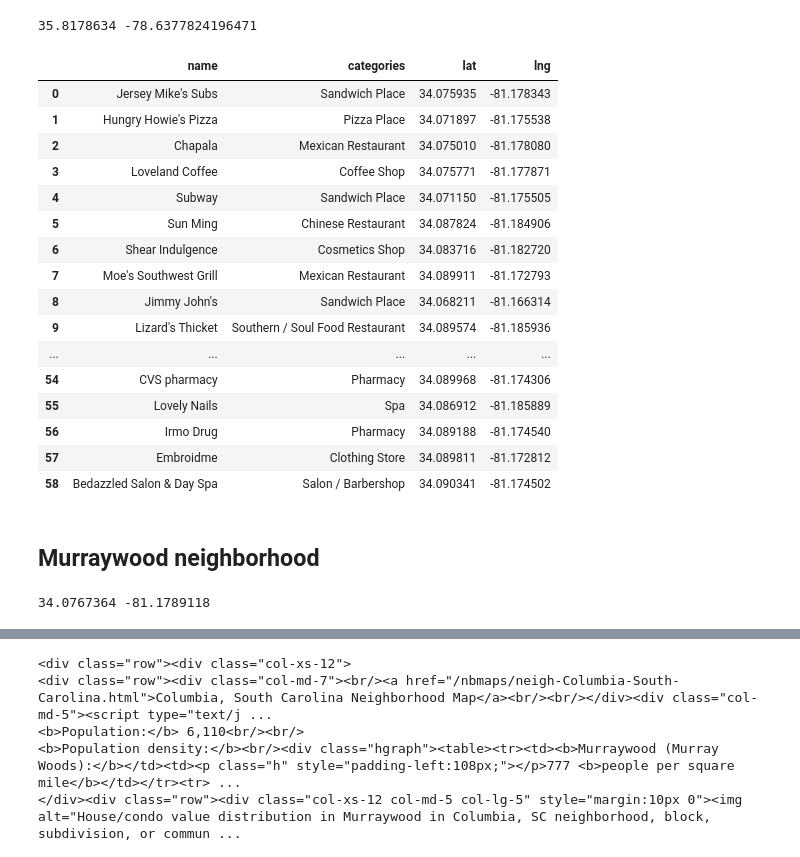
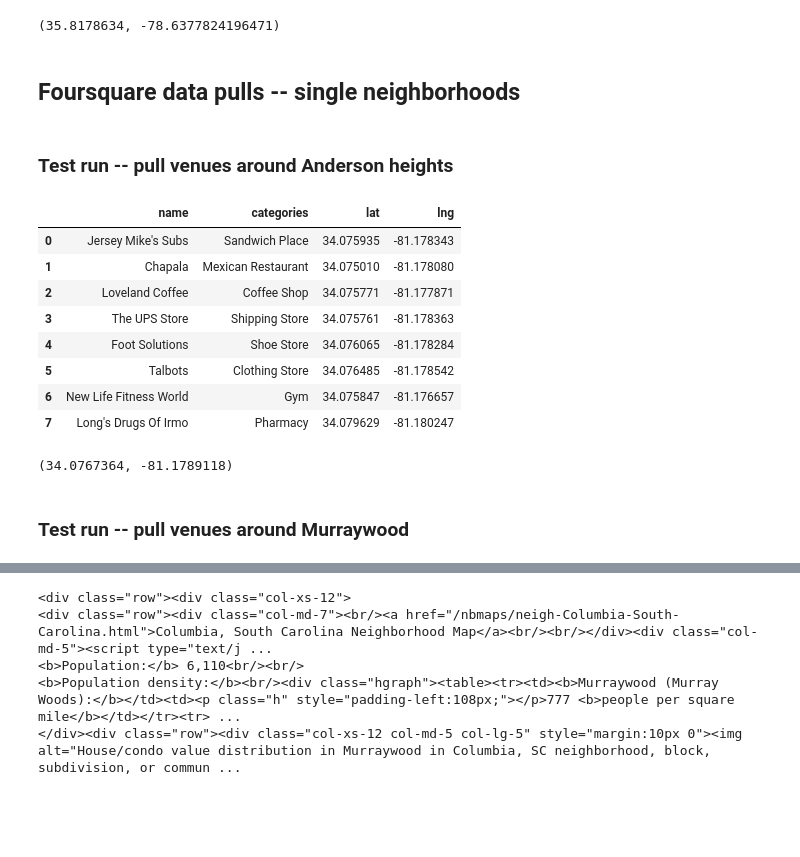
Before and after one commit to abezuglov/neighborhood_analysis, a Jupyter notebook: capstone_project_ideas.ipynb, the cells around one changed output, grey strips where cells are left out. Cells and saved outputs as stored; diff of their text form; code cells hidden in the pictures; blank space fills up the shorter version.

Commit message:
Add data scraping and start with clustering

```diff
--- a/capstone_project_ideas.ipynb
+++ b/capstone_project_ideas.ipynb
@@ -18,15 +90,19 @@ from geopy.geocoders import Nominatim
 import requests # library to handle requests
 from pandas.io.json import json_normalize # tranform JSON file into a pandas dataframe
 # %%
+# Check to see how well Nominatim can convert Neighborhood name to coordinates
 inputAddress = 'Anderson Heights, Raleigh, NC'
 
-geolocator = Nominatim()
-location = geolocator.geocode(inputAddress)
-latitude = location.latitude
-longitude = location.longitude
-print(latitude, longitude)
+def get_neigh_coords(inputAddress):
+    geolocator = Nominatim(user_agent = 'my-application')
+    location = geolocator.geocode(inputAddress)
+    return location.latitude,location.longitude
+
+get_neigh_coords(inputAddress)
 # %% [output]
-35.8178634 -78.6377824196471
+(35.8178634, -78.6377824196471)
+# %% [markdown]
+## Foursquare data pulls -- single neighborhoods
 # %%
 # Pull API keys from the file
 with open('foursquare_keys.txt','r') as f:
@@ -45,64 +121,59 @@ def get_category_type(row):
         return None
     else:
         return categories_list[0]['name']
+# %% [markdown]
+### Test run -- pull venues around Anderson heights
 # %%
 # Pull up to 100 venues within 500 meters of the borough
-radius = 1*1600
+
+radius = 1*500
 LIMIT = 100
 url = 'https://api.foursquare.com/v2/venues/explore?&client_id={}&client_secret={}&v={}&ll={},{}&radius={}&limit={}'.format(
     CLIENT_ID,
     CLIENT_SECRET,
     VERSION,
     latitude,
     longitude,
     radius,
     LIMIT)
 
 results = requests.get(url).json()
 venues = results['response']['groups'][0]['items']
 
 nearby_venues = json_normalize(venues) # flatten JSON
 
 # filter columns
 filtered_columns = ['venue.name', 'venue.categories', 'venue.location.lat', 'venue.location.lng']
 nearby_venues =nearby_venues.loc[:, filtered_columns]
 
 # filter the category for each row
 nearby_venues['venue.categories'] = nearby_venues.apply(get_category_type, axis=1)
 
 # clean columns
 nearby_venues.columns = [col.split(".")[-1] for col in nearby_venues.columns]
 
 nearby_venues
 # %% [output]
 |  | name | categories | lat | lng |
 | 0 | Jersey Mike's Subs | Sandwich Place | 34.075935 | -81.178343 |
-| 1 | Hungry Howie's Pizza | Pizza Place | 34.071897 | -81.175538 |
-| 2 | Chapala | Mexican Restaurant | 34.075010 | -81.178080 |
-| 3 | Loveland Coffee | Coffee Shop | 34.075771 | -81.177871 |
-| 4 | Subway | Sandwich Place | 34.071150 | -81.175505 |
-| 5 | Sun Ming | Chinese Restaurant | 34.087824 | -81.184906 |
-| 6 | Shear Indulgence | Cosmetics Shop | 34.083716 | -81.182720 |
-| 7 | Moe's Southwest Grill | Mexican Restaurant | 34.089911 | -81.172793 |
-| 8 | Jimmy John's | Sandwich Place | 34.068211 | -81.166314 |
-| 9 | Lizard's Thicket | Southern / Soul Food Restaurant | 34.089574 | -81.185936 |
-| ... | ... | ... | ... | ... |
-| 54 | CVS pharmacy | Pharmacy | 34.089968 | -81.174306 |
-| 55 | Lovely Nails | Spa | 34.086912 | -81.185889 |
-| 56 | Irmo Drug | Pharmacy | 34.089188 | -81.174540 |
-| 57 | Embroidme | Clothing Store | 34.089811 | -81.172812 |
-| 58 | Bedazzled Salon & Day Spa | Salon / Barbershop | 34.090341 | -81.174502 |
+| 1 | Chapala | Mexican Restaurant | 34.075010 | -81.178080 |
+| 2 | Loveland Coffee | Coffee Shop | 34.075771 | -81.177871 |
+| 3 | The UPS Store | Shipping Store | 34.075761 | -81.178363 |
+| 4 | Foot Solutions | Shoe Store | 34.076065 | -81.178284 |
+| 5 | Talbots | Clothing Store | 34.076485 | -81.178542 |
+| 6 | New Life Fitness World | Gym | 34.075847 | -81.176657 |
+| 7 | Long's Drugs Of Irmo | Pharmacy | 34.079629 | -81.180247 |
-# %% [markdown]
-## Murraywood neighborhood
-# %%
-inputAddress = 'Murraywood, Irmo, SC'
-
-geolocator = Nominatim()
-location = geolocator.geocode(inputAddress)
-latitude = location.latitude
-longitude = location.longitude
-print(latitude, longitude)
-# %% [output]
-34.0767364 -81.1789118
+# %%
+# putting it all together -- function to read a list of venues for a neighborhood
+
+def get_venues(inputAddress, radius = 500, limit = 100):
+    lat, lon = get_neigh_coords(inputAddress)
+    return lat,lon
+
+get_venues('Murraywood, Irmo, SC')
+# %% [output]
+(34.0767364, -81.1789118)
+# %% [markdown]
+### Test run -- pull venues around Murraywood
 # %%
 # Pull up to 100 venues within 500 meters of the borough
```
Also changed, not shown: parts of 115 cells of this notebook, 9 other files.
